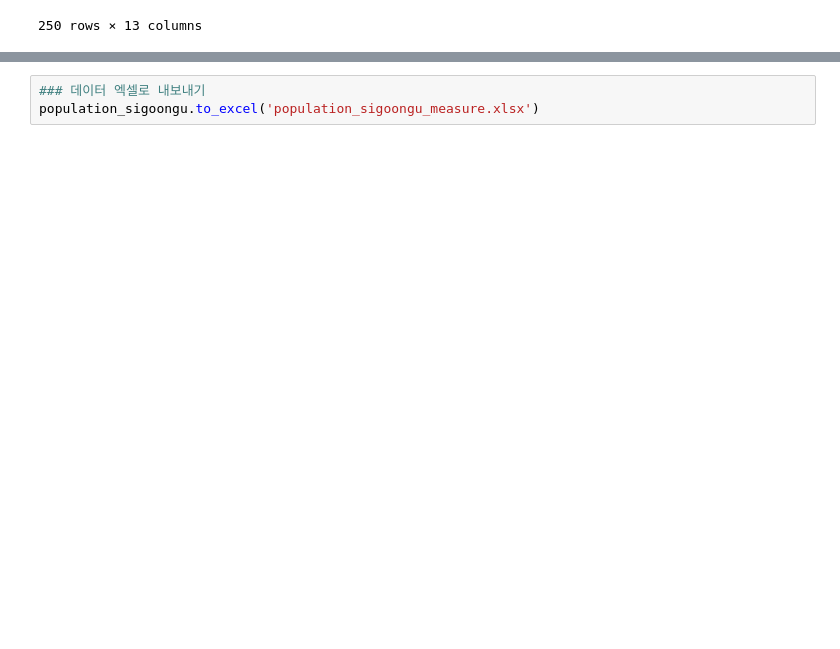
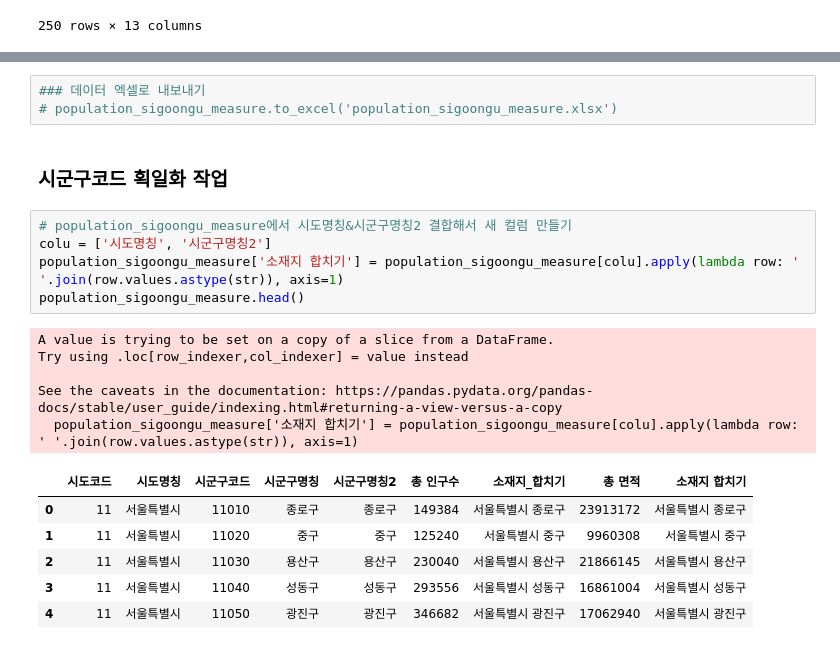
Before and after one commit to subinJi/daitgirls_5th_final, a Jupyter notebook: 0. Data_sigoongoo_population.ipynb, the cells around one changed output, grey strips where cells are left out. Saved outputs shown, nothing was run; the diff lists cells and outputs as text; blank space fills up the shorter version.

```diff
--- a/0. Data_sigoongoo_population.ipynb
+++ b/0. Data_sigoongoo_population.ipynb
@@ -330,3 +337,22 @@ population_sigoongu_measure.head()
 # %%
 ### 데이터 엑셀로 내보내기
-population_sigoongu.to_excel('population_sigoongu_measure.xlsx')
+# population_sigoongu_measure.to_excel('population_sigoongu_measure.xlsx')
+# %% [markdown]
+### 시군구코드 획일화 작업
+# %%
+# population_sigoongu_measure에서 시도명칭&시군구명칭2 결합해서 새 컬럼 만들기
+colu = ['시도명칭', '시군구명칭2']
+population_sigoongu_measure['소재지 합치기'] = population_sigoongu_measure[colu].apply(lambda row: ' '.join(row.values.astype(str)), axis=1)
+population_sigoongu_measure.head()
+# %% [output]
+A value is trying to be set on a copy of a slice from a DataFrame.
+Try using .loc[row_indexer,col_indexer] = value instead
+
+See the caveats in the documentation: https://pandas.pydata.org/pandas-docs/stable/user_guide/indexing.html#returning-a-view-versus-a-copy
+  population_sigoongu_measure['소재지 합치기'] = population_sigoongu_measure[colu].apply(lambda row: ' '.join(row.values.astype(str)), axis=1)
+|  | 시도코드 | 시도명칭 | 시군구코드 | 시군구명칭 | 시군구명칭2 | 총 인구수 | 소재지_합치기 | 총 면적 | 소재지 합치기 |
+| 0 | 11 | 서울특별시 | 11010 | 종로구 | 종로구 | 149384 | 서울특별시 종로구 | 23913172 | 서울특별시 종로구 |
+| 1 | 11 | 서울특별시 | 11020 | 중구 | 중구 | 125240 | 서울특별시 중구 | 9960308 | 서울특별시 중구 |
+| 2 | 11 | 서울특별시 | 11030 | 용산구 | 용산구 | 230040 | 서울특별시 용산구 | 21866145 | 서울특별시 용산구 |
+| 3 | 11 | 서울특별시 | 11040 | 성동구 | 성동구 | 293556 | 서울특별시 성동구 | 16861004 | 서울특별시 성동구 |
+| 4 | 11 | 서울특별시 | 11050 | 광진구 | 광진구 | 346682 | 서울특별시 광진구 | 17062940 | 서울특별시 광진구 |
```
Also changed, not shown: parts of 11 cells of this notebook.
